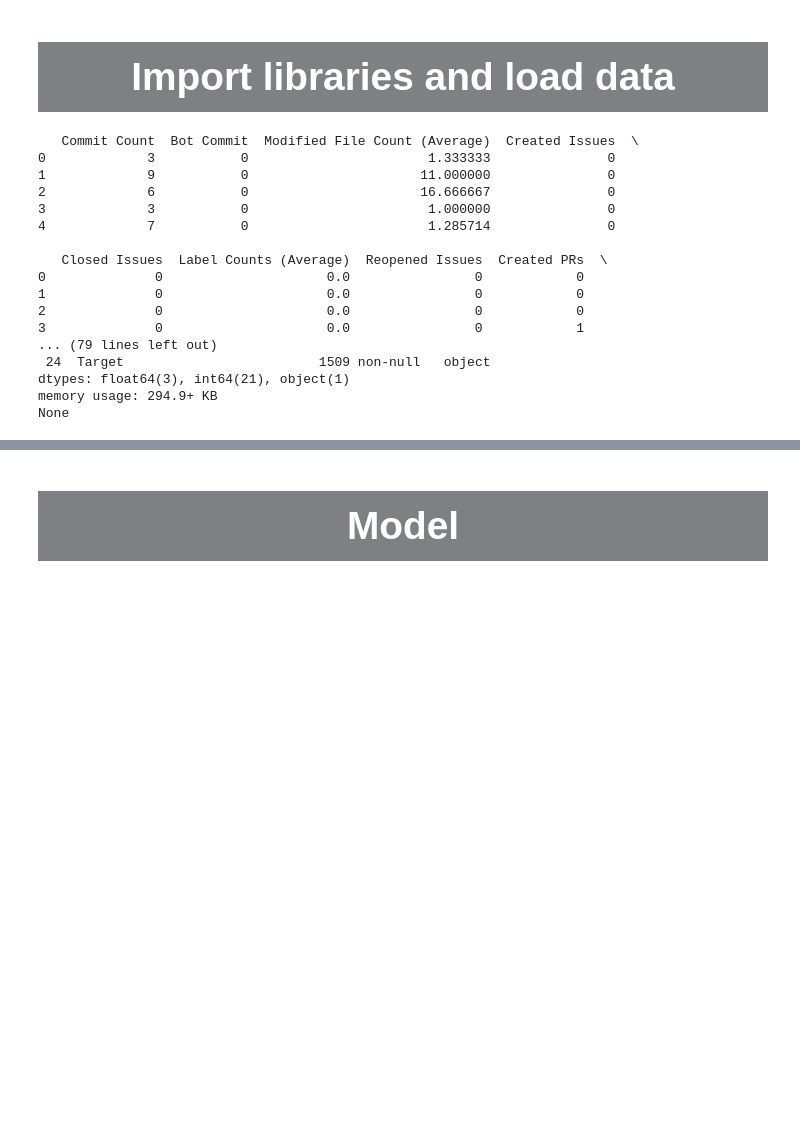
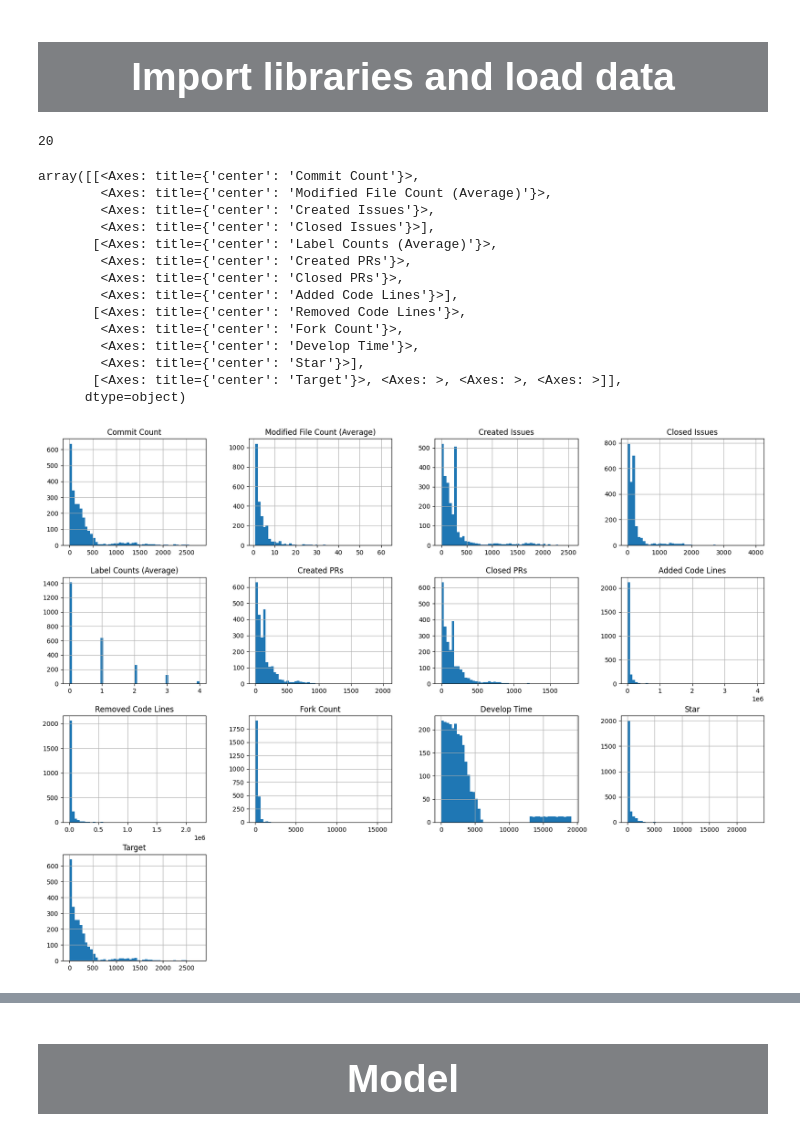
Before and after one commit to Alanxtl/forecast, a Jupyter notebook: src/model/air-quality-prediction-model.ipynb, the cells around one changed output, grey strips where cells are left out. Cells and saved outputs as stored; diff of their text form; code cells hidden in the pictures; blank space fills up the shorter version.

Commit message:
dataset without cloc and focus_rate model on star top 100

```diff
--- a/src/model/air-quality-prediction-model.ipynb
+++ b/src/model/air-quality-prediction-model.ipynb
@@ -22,29 +23,31 @@ from hyperopt import tpe
 warnings.filterwarnings("ignore")
 # %%
-df=pd.read_csv("../../data/predict/train.csv")
-df_test=pd.read_csv("../../data/predict/test.csv")
-df['Target'] = df['Target'].apply(lambda x: ast.literal_eval(x))
-df_test['Target'] = df_test['Target'].apply(lambda x: ast.literal_eval(x))
-count = 9
+dir = '/root/workspace/forecast/data/predict/dataset/10k-15k'
+
+
+def count_files_in_directory(directory):
+    i = 0
+    # 获取目录下的所有文件和文件夹
+    with os.scandir(directory) as entries:
+        for entry in entries:
+            if entry.is_file():
+                df = pd.read_csv(entry)
+                if len(df) < 10:
+                    continue
+                i += 1
+
+                # Shift the 'Commit Count' column up by one and assign it to 'target' column
+                df['Target'] = df['Commit Count'].shift(-1)
+                df['Target'] = df['Target'].fillna(df['Commit Count'])
+
+                if 'tensor_list' not in locals():
+                    tensor_list = df
+                else:
+                    tensor_list = pd.concat([tensor_list, df], ignore_index=True)
+    print(i)
+
+    return tensor_list
-# %%
-print(df.head())
-print(df.isnull().sum())
-print(df.info())
-# %% [output]
-   Commit Count  Bot Commit  Modified File Count (Average)  Created Issues  \
-0             3           0                       1.333333               0
-1             9           0                      11.000000               0
-2             6           0                      16.666667               0
-3             3           0                       1.000000               0
-4             7           0                       1.285714               0
-
-   Closed Issues  Label Counts (Average)  Reopened Issues  Created PRs  \
-0              0                     0.0                0            0
-1              0                     0.0                0            0
-2              0                     0.0                0            0
-3              0                     0.0                0            1
-... (79 lines left out)
- 24  Target                         1509 non-null   object
-dtypes: float64(3), int64(21), object(1)
-memory usage: 294.9+ KB
-None
+# %%
+all = count_files_in_directory(dir)
+# %% [output]
+20
@@ -50,0 +113,18 @@ None
+# %%
+data.hist(bins=50, figsize=(20,15))
+# %% [output]
+array([[<Axes: title={'center': 'Commit Count'}>,
+        <Axes: title={'center': 'Modified File Count (Average)'}>,
+        <Axes: title={'center': 'Created Issues'}>,
+        <Axes: title={'center': 'Closed Issues'}>],
+       [<Axes: title={'center': 'Label Counts (Average)'}>,
+        <Axes: title={'center': 'Created PRs'}>,
+        <Axes: title={'center': 'Closed PRs'}>,
+        <Axes: title={'center': 'Added Code Lines'}>],
+       [<Axes: title={'center': 'Removed Code Lines'}>,
+        <Axes: title={'center': 'Fork Count'}>,
+        <Axes: title={'center': 'Develop Time'}>,
+        <Axes: title={'center': 'Star'}>],
+       [<Axes: title={'center': 'Target'}>, <Axes: >, <Axes: >, <Axes: >]],
+      dtype=object)
+[figure, added]
```
Also changed, not shown: parts of 21 cells of this notebook, 13 other files.
